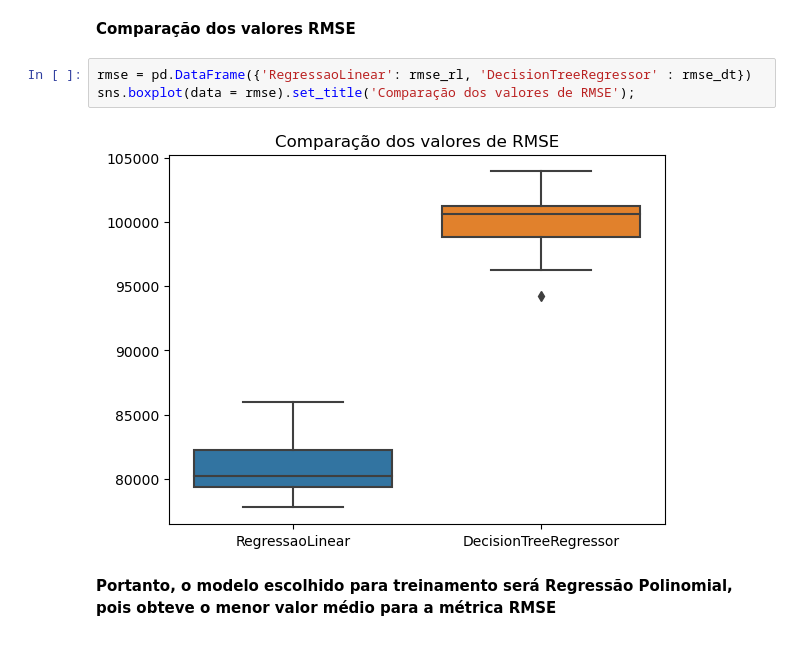
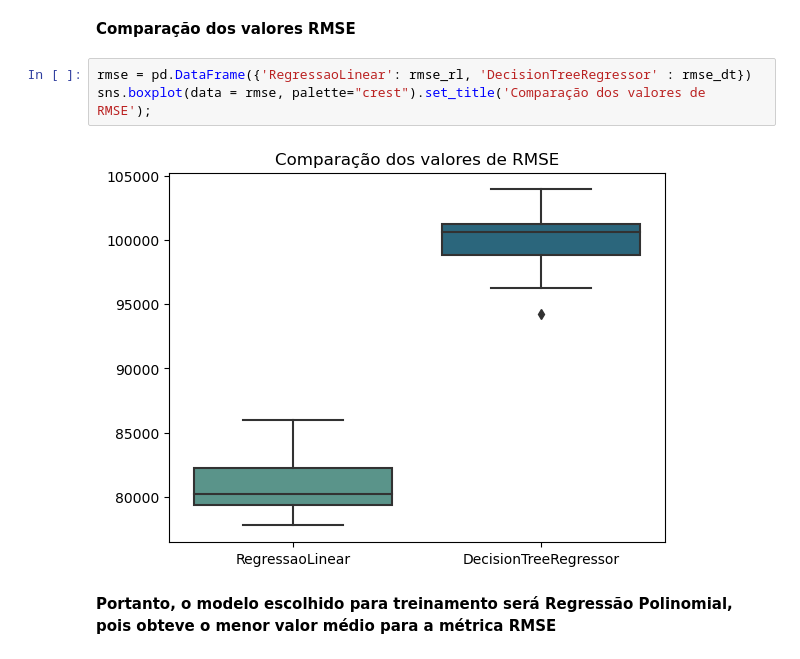
Before and after one commit to andressagomes26/marketplace_lh_cd, a Jupyter notebook: notebooks/modelagem_regressao.ipynb, the cells around one changed output. Cells and saved outputs as stored; diff of their text form.

```diff
--- a/notebooks/modelagem_regressao.ipynb
+++ b/notebooks/modelagem_regressao.ipynb
@@ -399,9 +399,9 @@ rmse_dt_mean
 **Comparação dos valores RMSE**
 # %%
 rmse = pd.DataFrame({'RegressaoLinear': rmse_rl, 'DecisionTreeRegressor' : rmse_dt})
-sns.boxplot(data = rmse).set_title('Comparação dos valores de RMSE');
+sns.boxplot(data = rmse, palette="crest").set_title('Comparação dos valores de RMSE');
 # %% [output]
-[figure, old version]
+[figure, new version]
 # %% [markdown]
 **Portanto, o modelo escolhido para treinamento será Regressão Polinomial, pois obteve o menor valor médio para a métrica RMSE**
 # %% [markdown]
```
Also changed, not shown: parts of 18 cells of this notebook, 2 other files.
